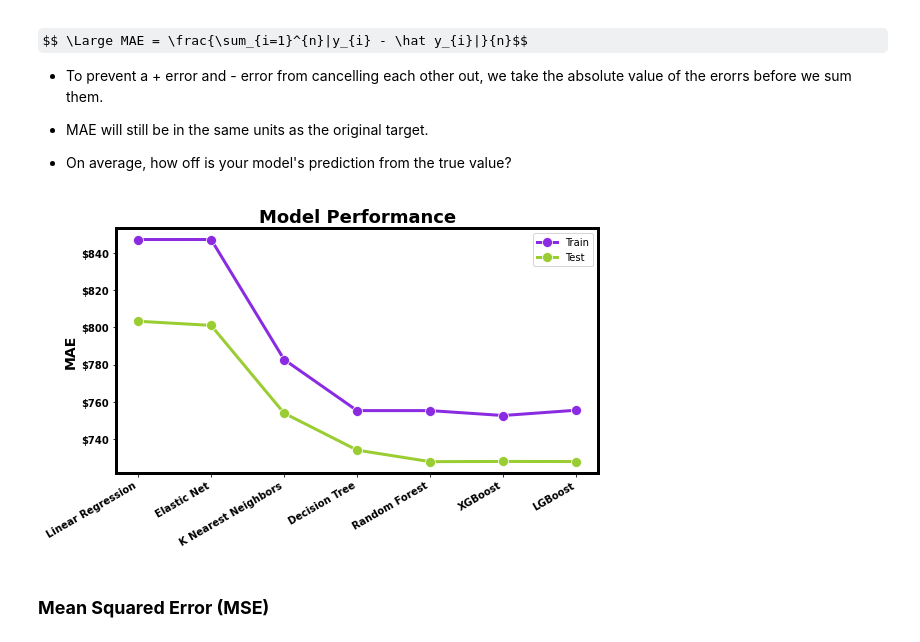
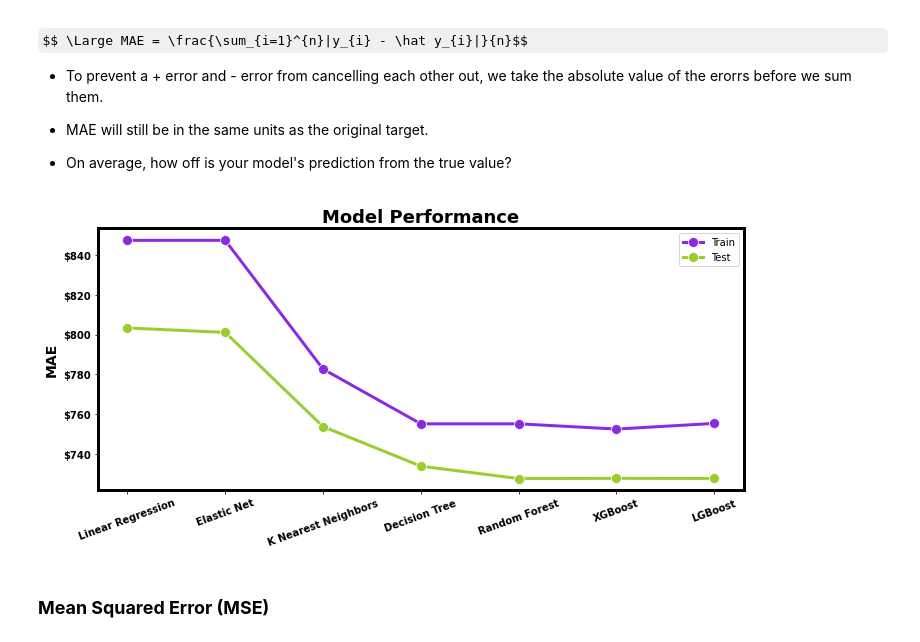
Before and after one commit to YBilodeau/Regression---Prediction-of-Grocery-Sales, a Jupyter notebook: Regression_Prediction_of_Grocery_Sales_.ipynb, the cells around one changed output. Saved outputs shown, nothing was run; the diff lists cells and outputs as text; code cells hidden in the pictures; some formulas as TeX source.

```diff
--- a/Regression_Prediction_of_Grocery_Sales_.ipynb
+++ b/Regression_Prediction_of_Grocery_Sales_.ipynb
@@ -3731,12 +3773,12 @@ $$ \Large MAE = \frac{\sum_{i=1}^{n}|y_{i} - \hat y_{i}|}{n}$$
 - On average, how off is your model's prediction from the true value?
 # %%
 line_plot(model_metrics_df, column_1='Train MAE', column_2='Test MAE',
-             fs=(8,5), file_name='Model Performance MAE Scores.png',
+             fs=(10,5), file_name='Model Performance MAE Scores.png',
              tit_lab='Model Performance', x_lab='', y_lab='MAE',
              fmt=price_0_fmt,
-             hza='right', rot=30)
+             hza='center', rot=20)
 # %% [output]
-[figure, old version]
+[figure, new version]
 # %% [markdown]
 ### **Mean Squared Error (MSE)**
 # %% [markdown]
```
Also changed, not shown: parts of 23 cells of this notebook, 13 other files.
